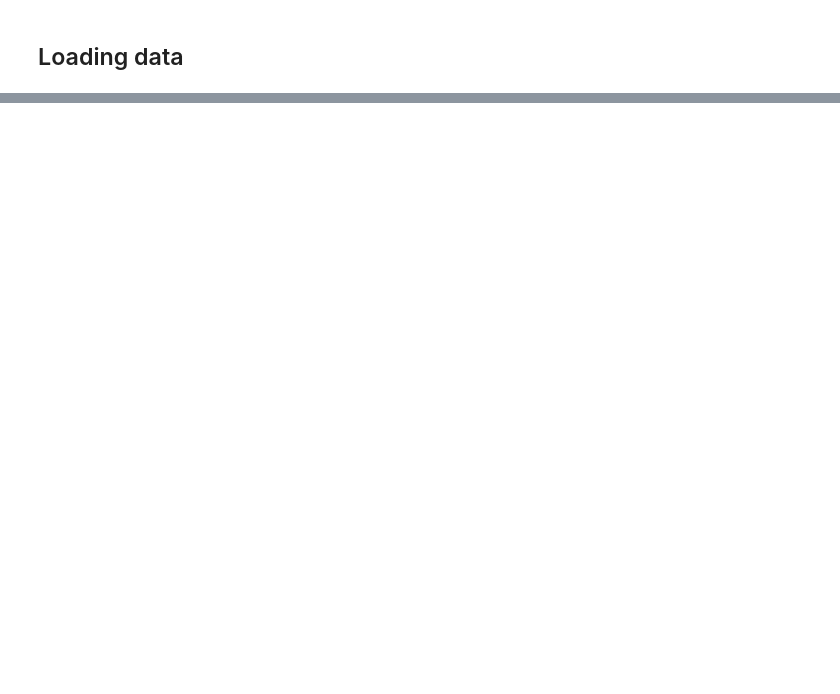
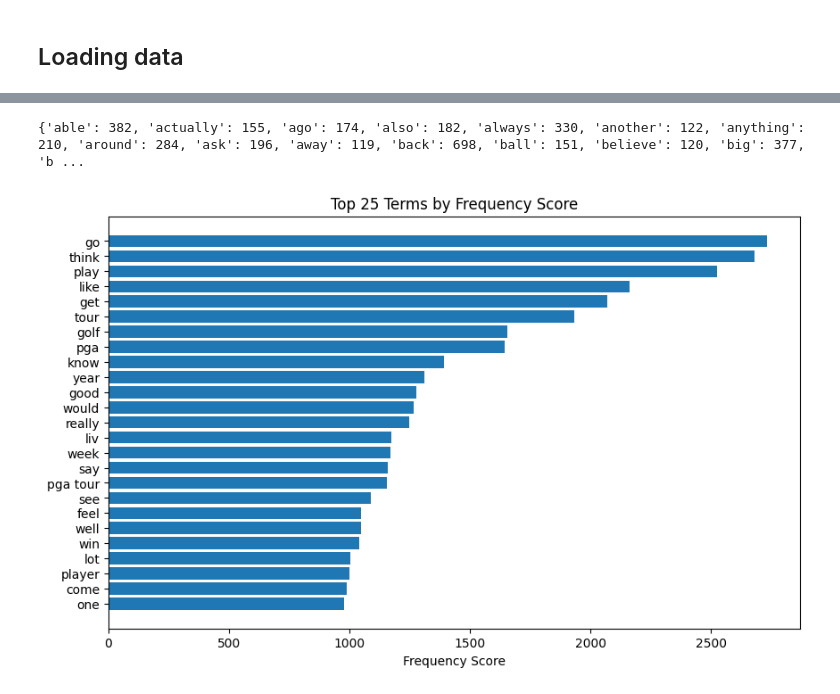
Before and after one commit to mgallon235/pga_liv, a Jupyter notebook: text_mining.ipynb, the cells around one changed output, grey strips where cells are left out. Saved outputs shown, nothing was run; the diff lists cells and outputs as text; code cells hidden in the pictures; blank space fills up the shorter version.

```diff
--- a/text_mining.ipynb
+++ b/text_mining.ipynb
@@ -38,0 +66,5 @@ from prepr_functions import *
+# %%
+## Concatenate question*2 + answer after preprocessing
+
+df['two_question_text']=df['prepro_interviews']+' '+df['prepro_questions']+' '+df['prepro_questions']
+df.head()
@@ -38,0 +80,2 @@ from prepr_functions import *
+# %%
+df_nlp = df.copy()
@@ -38,0 +158,43 @@ from prepr_functions import *
+# %%
+feature_names = count_vectorizer.get_feature_names_out()
+
+# Calculate Term frequency dictionary
+term_freq = np.sum(vec_fr_mtx, axis=0)
+
+#Store in a dictionary
+freq_dict = {}
+for i,n in zip(feature_names,term_freq):
+  freq_dict[i] = n
+
+print(freq_dict)
+# %% [output]
+{'able': 382, 'actually': 155, 'ago': 174, 'also': 182, 'always': 330, 'another': 122, 'anything': 210, 'around': 284, 'ask': 196, 'away': 119, 'back': 698, 'ball': 151, 'believe': 120, 'big': 377, 'b ...
+# %%
+# Displays Most Relevant words
+#pd.DataFrame.from_dict(diff_dicti, orient='index').reset_index()
+
+def transform_to_dataframe(feature_names, score):
+    # Create DataFrame with feature names and mean TF-IDF scores
+    df = pd.DataFrame({'terms': feature_names, 'score': score})
+    # Reset index
+    df.reset_index(drop=True, inplace=True)
+    return df
+
+# Example usage:
+
+df_count = transform_to_dataframe(feature_names, term_freq)
+df_count = df_count.sort_values(by='score',ascending = False)
+df_count = df_count.head(25)
+#We are going to set the
+
+# Plot the top N terms and their TF-IDF scores
+plt.figure(figsize=(10, 6))
+plt.barh(df_count['terms'], df_count['score'], align='center')
+plt.yticks(df_count['terms'])
+plt.xlabel('Frequency Score')
+plt.title('Top {} Terms by Frequency Score'.format(25))
+#plt.xlim(0,0.010)
+plt.gca().invert_yaxis()  # Invert y-axis to display top terms at the top
+plt.show()
+# %% [output]
+[figure, added]
```
Also changed, not shown: parts of 69 cells of this notebook, 2 other files.
